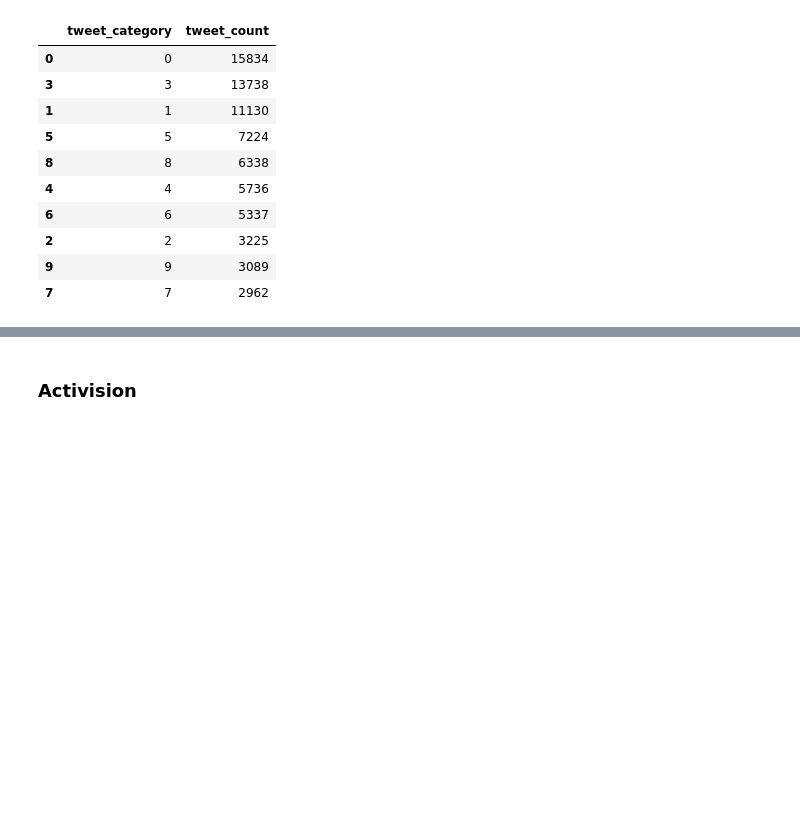
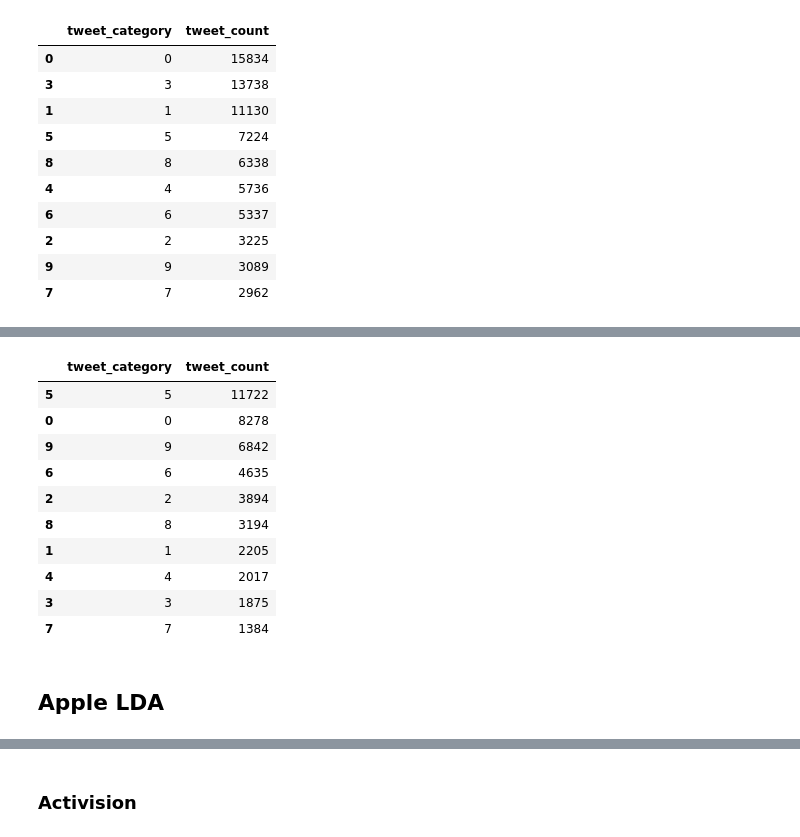
Before and after one commit to xvila/Twitter-Customer-Support-Exploration, a Jupyter notebook: notebooks/Topic Modeling.ipynb, the cells around one changed output, grey strips where cells are left out. Saved outputs shown, nothing was run; the diff lists cells and outputs as text; code cells hidden in the pictures; blank space fills up the shorter version.

```diff
--- a/notebooks/Topic Modeling.ipynb
+++ b/notebooks/Topic Modeling.ipynb
@@ -590,0 +598,6 @@ apple2Dist
+# %%
+apple_tweets = appleNew.loc[appleNew.date_x > datetime(2017, 10, 31)]
+# %%
+cleanApple = apple_tweets.copy()
+# %%
+cleanApple['text_x'] = cleanApple.text_x.apply(lambda x: process_tweet_text(x))
@@ -590,0 +606,2 @@ apple2Dist
+# %%
+a2NMF,a2Features,a2Dist = get_topics_customer('AppleSupport',10,cleanApple,maxdf=.6,stop=stop)
@@ -590,0 +633,16 @@ apple2Dist
+# %%
+a2Dist
+# %% [output]
+|  | tweet_category | tweet_count |
+| 5 | 5 | 11722 |
+| 0 | 0 | 8278 |
+| 9 | 9 | 6842 |
+| 6 | 6 | 4635 |
+| 2 | 2 | 3894 |
+| 8 | 8 | 3194 |
+| 1 | 1 | 2205 |
+| 4 | 4 | 2017 |
+| 3 | 3 | 1875 |
+| 7 | 7 | 1384 |
+# %% [markdown]
+## Apple LDA
```
Also changed, not shown: parts of 28 cells of this notebook, 16 other files.
